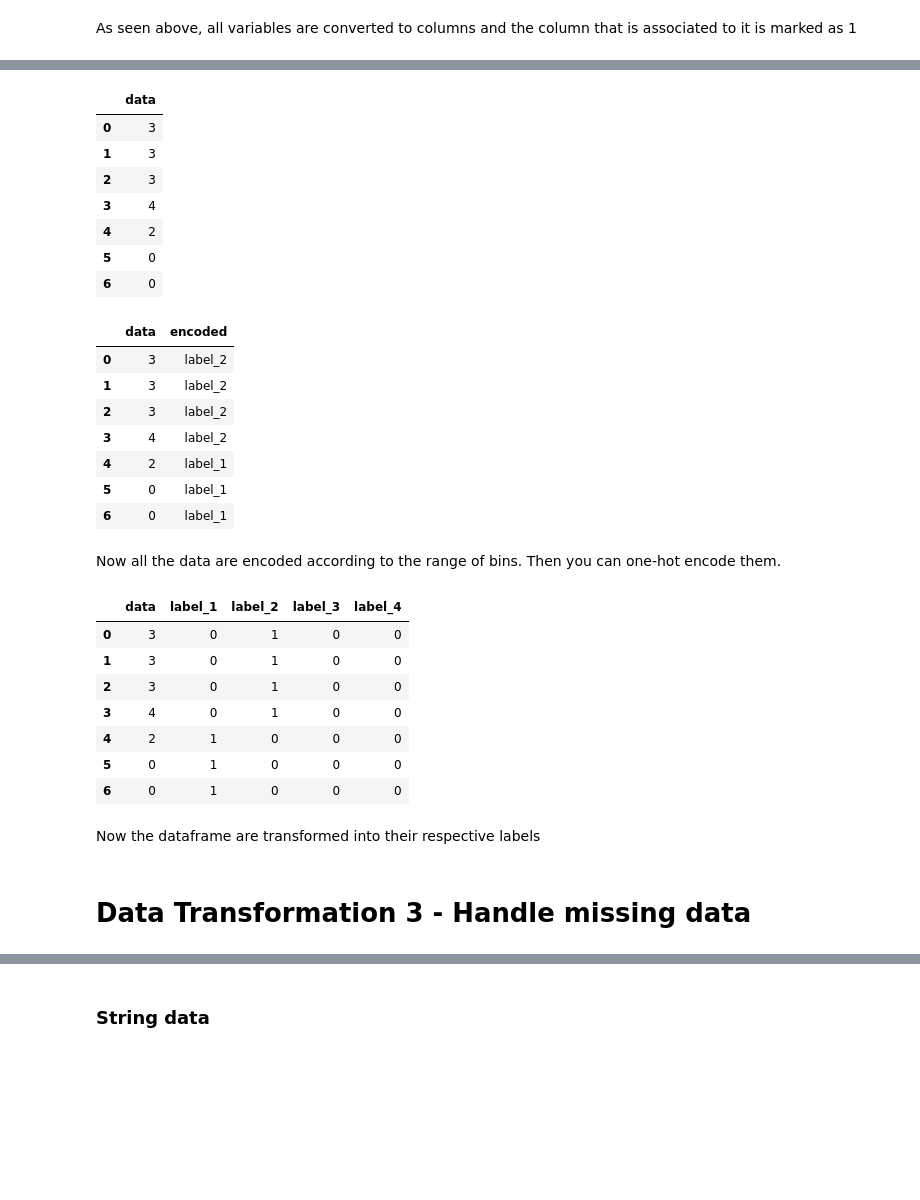
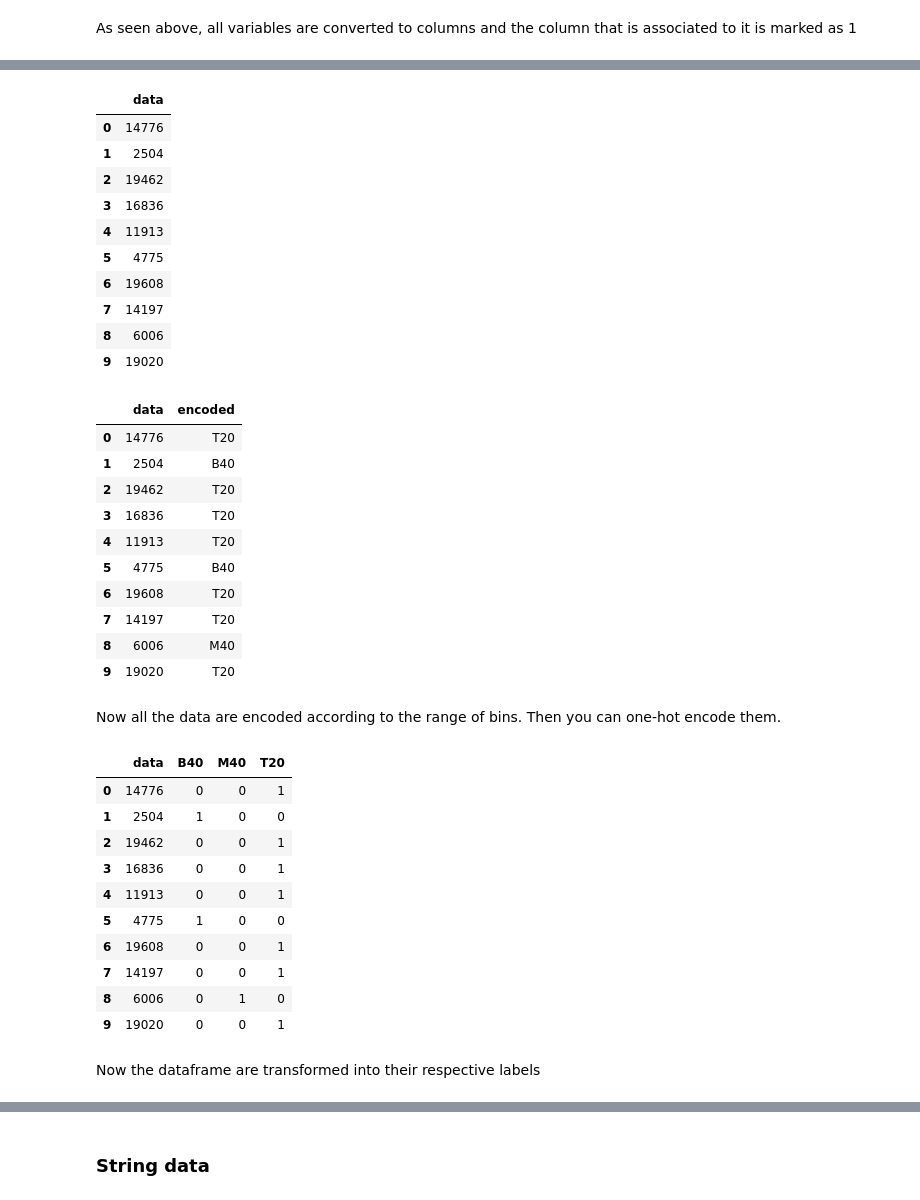
Before and after one commit to CertifaiAI/data-science-fundamentals, a Jupyter notebook: solution/02-0_Data Exploration and Data Transformation.ipynb, the cells around one changed output, grey strips where cells are left out. Cells and saved outputs as stored; diff of their text form; code cells hidden in the pictures; blank space fills up the shorter version.

```diff
--- a/solution/02-0_Data Exploration and Data Transformation.ipynb
+++ b/solution/02-0_Data Exploration and Data Transformation.ipynb
@@ -350,33 +352,40 @@ What if there is no clear cut of data? This is where range encoding comes in. Th
 # %%
-# Generate 50 random numbers range 0 to 5
-
-a = np.random.randint(5, size=7)
+# Generate 10 random numbers range 1000 to 20000 indicating households income
+min_limit = 1000
+max_limit = 20000
+a = np.random.randint(low=min_limit, high=max_limit, size=10)
 df = pd.DataFrame(a, columns=["data"])
 df
 # %% [output]
 |  | data |
-| 0 | 3 |
-| 1 | 3 |
-| 2 | 3 |
-| 3 | 4 |
-| 4 | 2 |
-| 5 | 0 |
-| 6 | 0 |
+| 0 | 14776 |
+| 1 | 2504 |
+| 2 | 19462 |
+| 3 | 16836 |
+| 4 | 11913 |
+| 5 | 4775 |
+| 6 | 19608 |
+| 7 | 14197 |
+| 8 | 6006 |
+| 9 | 19020 |
 # %%
-bins = [0, 2, 4, 6, 8]
-labels = ["label_1", "label_2", "label_3", "label_4"]
+bins = [min_limit, 4850, 10959, max_limit]
+labels = ["B40", "M40", "T20"]
 
 df["encoded"] = pd.cut(df["data"], bins=bins, labels=labels, include_lowest=True)
 df
 # %% [output]
 |  | data | encoded |
-| 0 | 3 | label_2 |
-| 1 | 3 | label_2 |
-| 2 | 3 | label_2 |
-| 3 | 4 | label_2 |
-| 4 | 2 | label_1 |
-| 5 | 0 | label_1 |
-| 6 | 0 | label_1 |
+| 0 | 14776 | T20 |
+| 1 | 2504 | B40 |
+| 2 | 19462 | T20 |
+| 3 | 16836 | T20 |
+| 4 | 11913 | T20 |
+| 5 | 4775 | B40 |
+| 6 | 19608 | T20 |
+| 7 | 14197 | T20 |
+| 8 | 6006 | M40 |
+| 9 | 19020 | T20 |
 # %% [markdown]
 Now all the data are encoded according to the range of bins. Then you can one-hot encode them.
 # %%
@@ -384,16 +393,17 @@ df_one_hot = pd.get_dummies(df["encoded"])
 df = pd.concat([df["data"], df_one_hot], axis=1)
 df
 # %% [output]
-|  | data | label_1 | label_2 | label_3 | label_4 |
-| 0 | 3 | 0 | 1 | 0 | 0 |
-| 1 | 3 | 0 | 1 | 0 | 0 |
-| 2 | 3 | 0 | 1 | 0 | 0 |
-| 3 | 4 | 0 | 1 | 0 | 0 |
-| 4 | 2 | 1 | 0 | 0 | 0 |
-| 5 | 0 | 1 | 0 | 0 | 0 |
-| 6 | 0 | 1 | 0 | 0 | 0 |
+|  | data | B40 | M40 | T20 |
+| 0 | 14776 | 0 | 0 | 1 |
+| 1 | 2504 | 1 | 0 | 0 |
+| 2 | 19462 | 0 | 0 | 1 |
+| 3 | 16836 | 0 | 0 | 1 |
+| 4 | 11913 | 0 | 0 | 1 |
+| 5 | 4775 | 1 | 0 | 0 |
+| 6 | 19608 | 0 | 0 | 1 |
+| 7 | 14197 | 0 | 0 | 1 |
+| 8 | 6006 | 0 | 1 | 0 |
+| 9 | 19020 | 0 | 0 | 1 |
 # %% [markdown]
 Now the dataframe are transformed into their respective labels
-# %% [markdown]
-# Data Transformation 3 - Handle missing data
 # %% [markdown]
```
Also changed, not shown: parts of 15 cells of this notebook, 3 other files.
